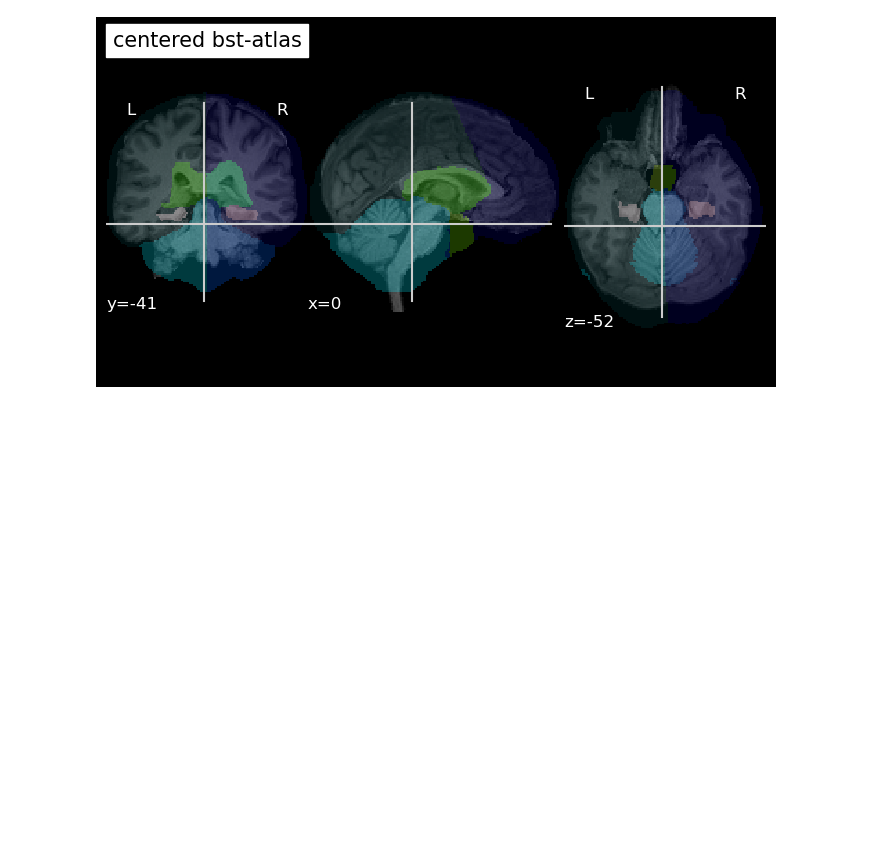
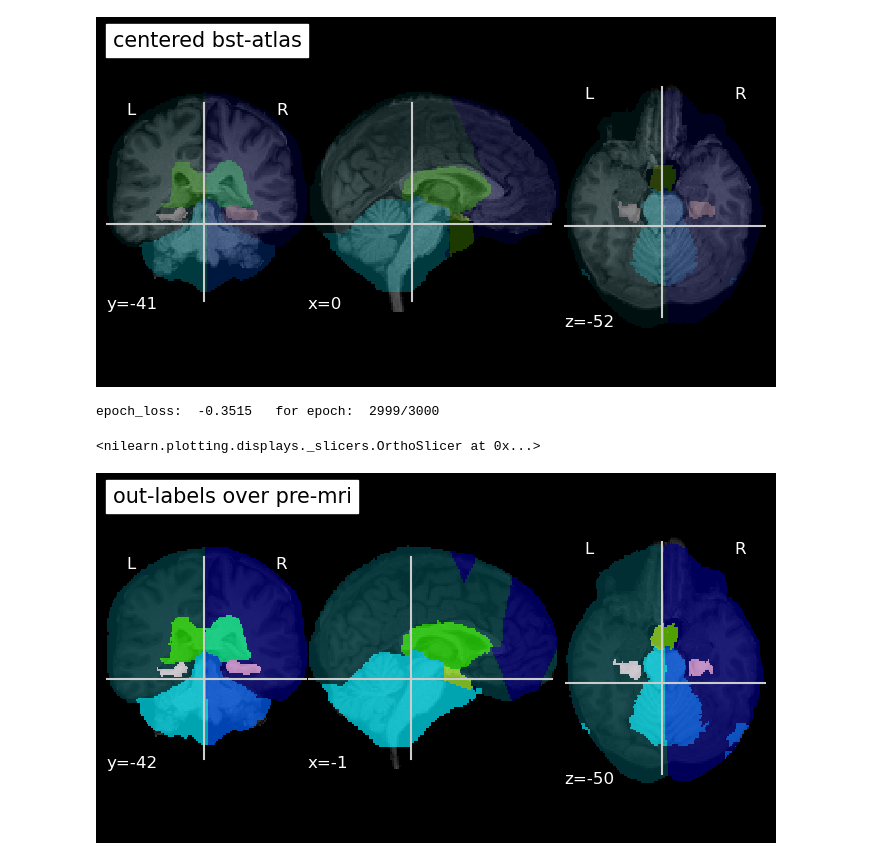
Before and after one commit to ajoshiusc/auto_resection_mask, a Jupyter notebook: main_find_noresection_regions.ipynb, the cells around one changed output. Drawn from its saved outputs; the diff is of its cells as text; code cells hidden in the pictures; blank space fills up the shorter version.

```diff
--- a/main_find_noresection_regions.ipynb
+++ b/main_find_noresection_regions.ipynb
@@ -54,19 +54,5 @@ affine_reg.affine_reg(
     max_epochs=3000,
     device="cuda",
 )
-
-
-moving = LoadImage(image_only=True)(cent_bst_atlas_labels)
-moving = EnsureChannelFirst()(moving)
-
-target = LoadImage(image_only=True)(pre_mri)
-target = EnsureChannelFirst()(target)
-
-
-image_movedo = apply_warp(affine_reg.ddf[None,], moving[None,], target[None,])
-
-nib.save(
-    nib.Nifti1Image(image_movedo[0, 0].detach(
-    ).cpu().numpy(), affine_reg.target.affine),
-    out_labels,
-)
+# %% [output]
+epoch_loss:  -0.3515   for epoch:  2999/3000
@@ -74,0 +59,21 @@ plot_roi(out_labels, bg_img=pre_mri, title='out-labels')
+# %%
+
+moving = LoadImage(image_only=True)(cent_bst_atlas_labels)
+moving = EnsureChannelFirst()(moving)
+
+target = LoadImage(image_only=True)(pre_mri)
+target = EnsureChannelFirst()(target)
+
+
+image_movedo = apply_warp(affine_reg.ddf[None,], moving[None,], target[None,],interp_mode='nearest')
+
+nib.save(
+    nib.Nifti1Image(image_movedo[0, 0].detach(
+    ).cpu().numpy(), affine_reg.target.affine),
+    out_labels,
+)
+
+plot_roi(out_labels, bg_img=pre_mri, title='out-labels over pre-mri')
+# %% [output]
+<nilearn.plotting.displays._slicers.OrthoSlicer at 0x...>
+[figure, added]
```
Also changed, not shown: parts of 1 cell of this notebook.
